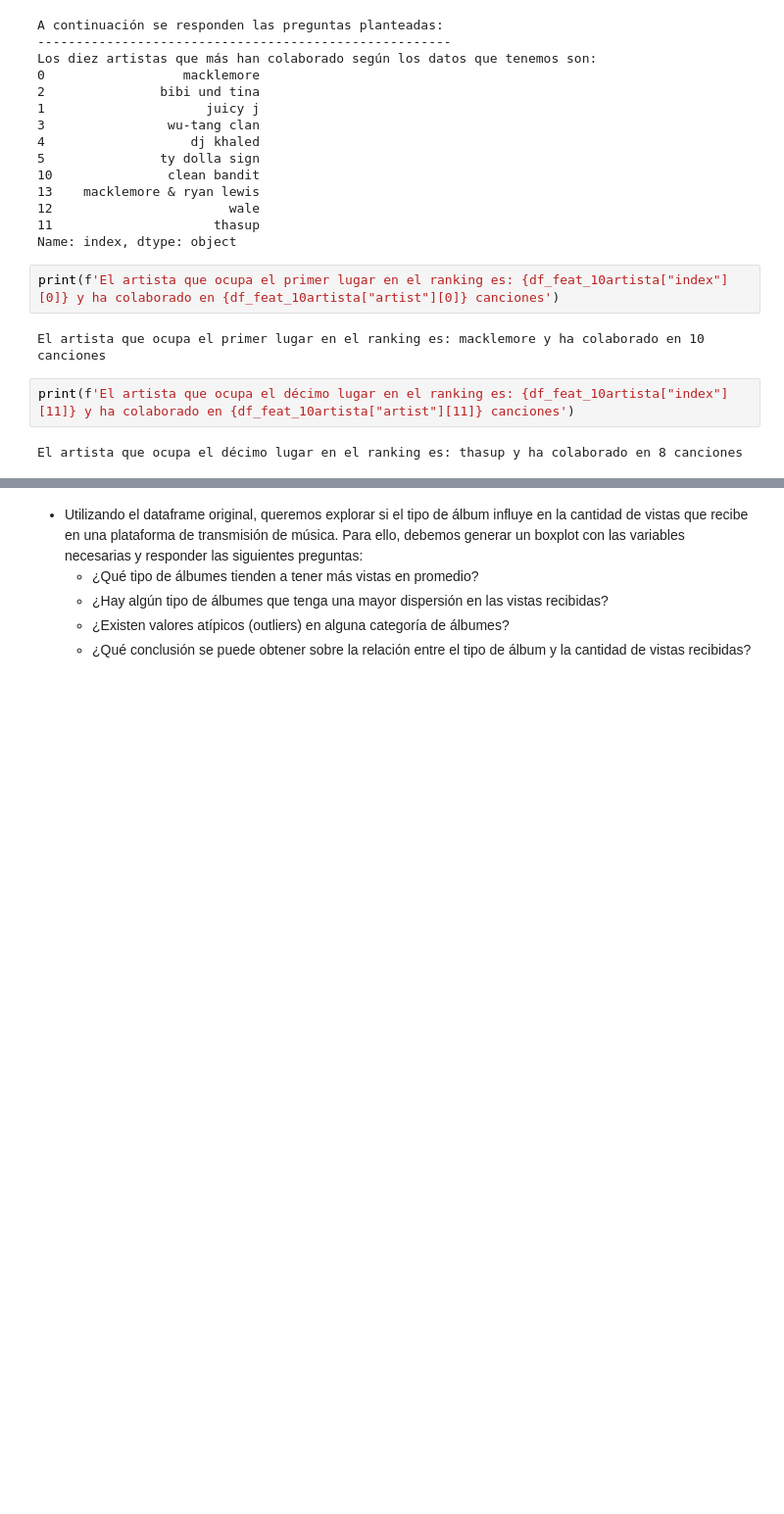
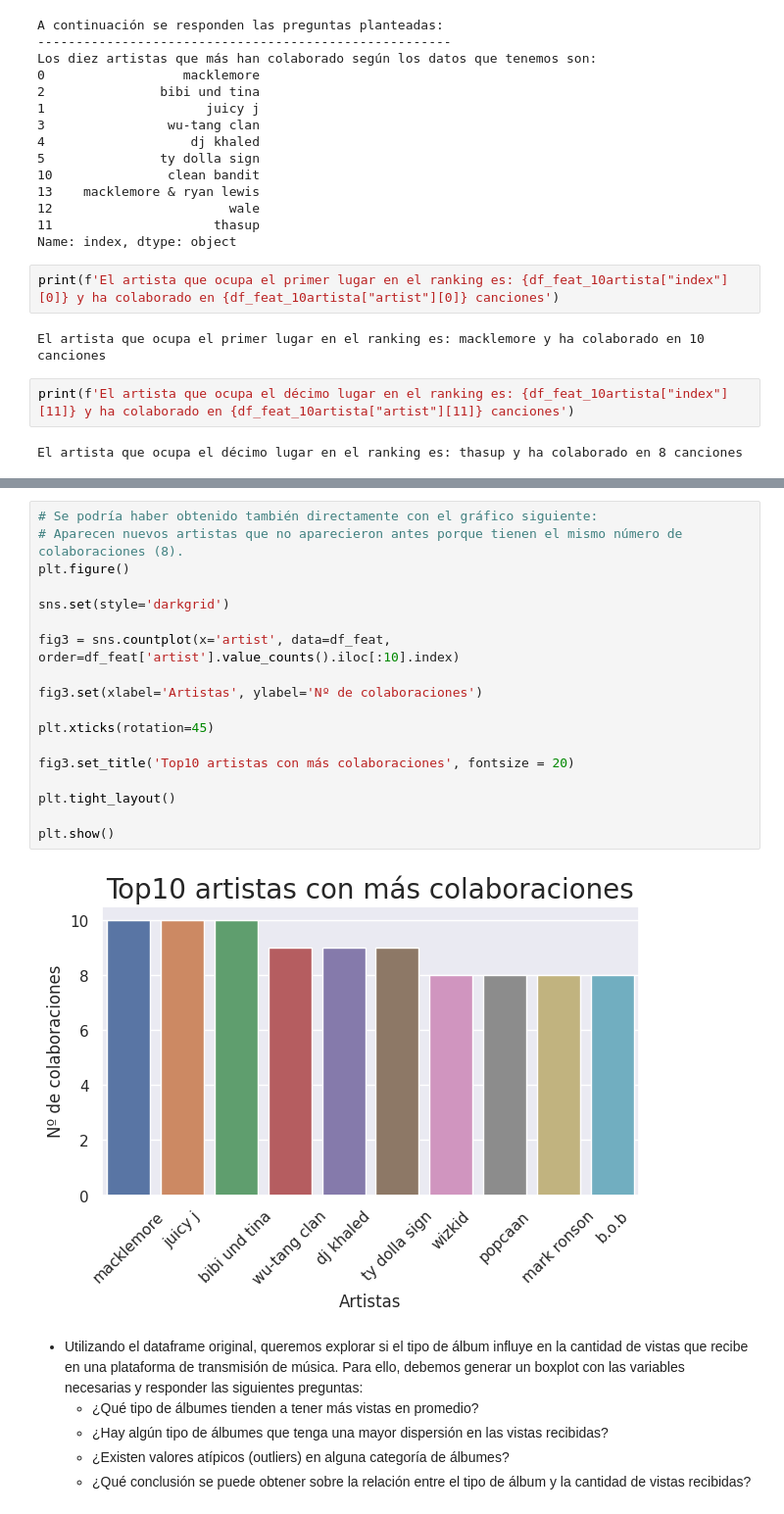
Before and after one commit to MaitaneP/adalab-da-evaluacion-modulo2-sprint1-MaitanePortilla, a Jupyter notebook: notebooks/evaluacion-mod-2-sprint-1-pandas.ipynb, the cells around one changed output, grey strips where cells are left out. Shown at 98% size. Drawn from its saved outputs; the diff is of its cells as text; blank space fills up the shorter version.

```diff
--- a/notebooks/evaluacion-mod-2-sprint-1-pandas.ipynb
+++ b/notebooks/evaluacion-mod-2-sprint-1-pandas.ipynb
@@ -638,5 +756,25 @@ plt.tight_layout()
 # %% [output]
 [figure]
+# %%
+# Se podría haber obtenido también directamente con el gráfico siguiente:
+# Aparecen nuevos artistas que no aparecieron antes porque tienen el mismo número de colaboraciones (8).
+plt.figure()
+
+sns.set(style='darkgrid')
+
+fig3 = sns.countplot(x='artist', data=df_feat, order=df_feat['artist'].value_counts().iloc[:10].index)
+
+fig3.set(xlabel='Artistas', ylabel='Nº de colaboraciones')
+
+plt.xticks(rotation=45)
+
+fig3.set_title('Top10 artistas con más colaboraciones', fontsize = 20)
+
+plt.tight_layout()
+
+plt.show()
+# %% [output]
+[figure, added]
 # %% [markdown]
 - Utilizando el dataframe original, queremos explorar si el tipo de álbum influye en la cantidad de vistas que recibe en una plataforma de transmisión de música. Para ello, debemos generar un boxplot con las variables necesarias y responder las siguientes preguntas:
     - ¿Qué tipo de álbumes tienden a tener más vistas en promedio?
```
Also changed, not shown: parts of 20 cells of this notebook, 3 other files.
